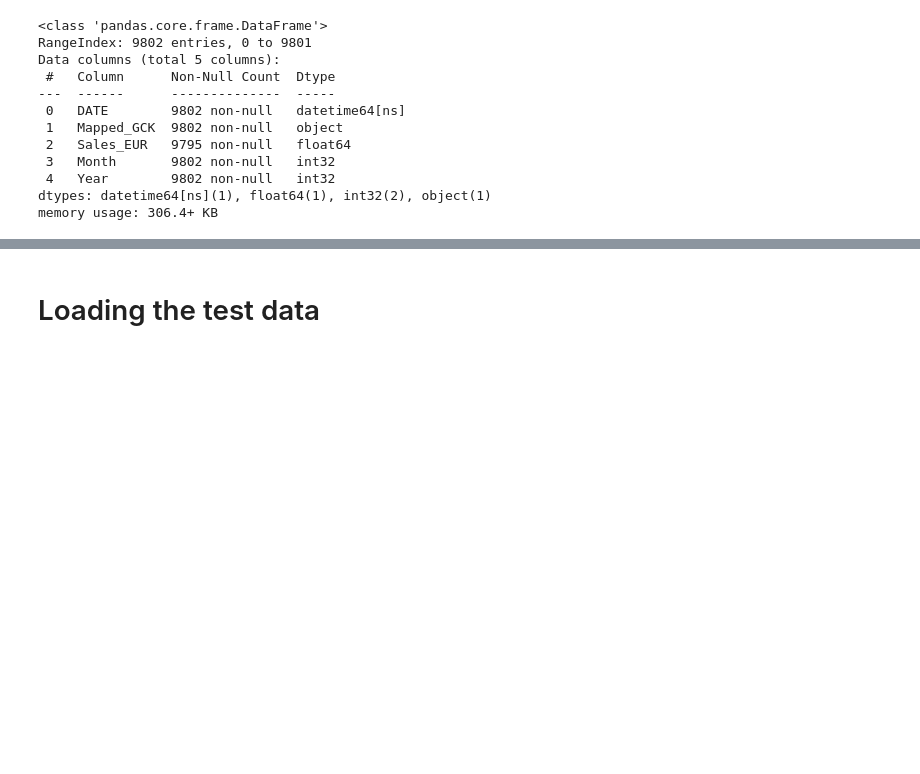
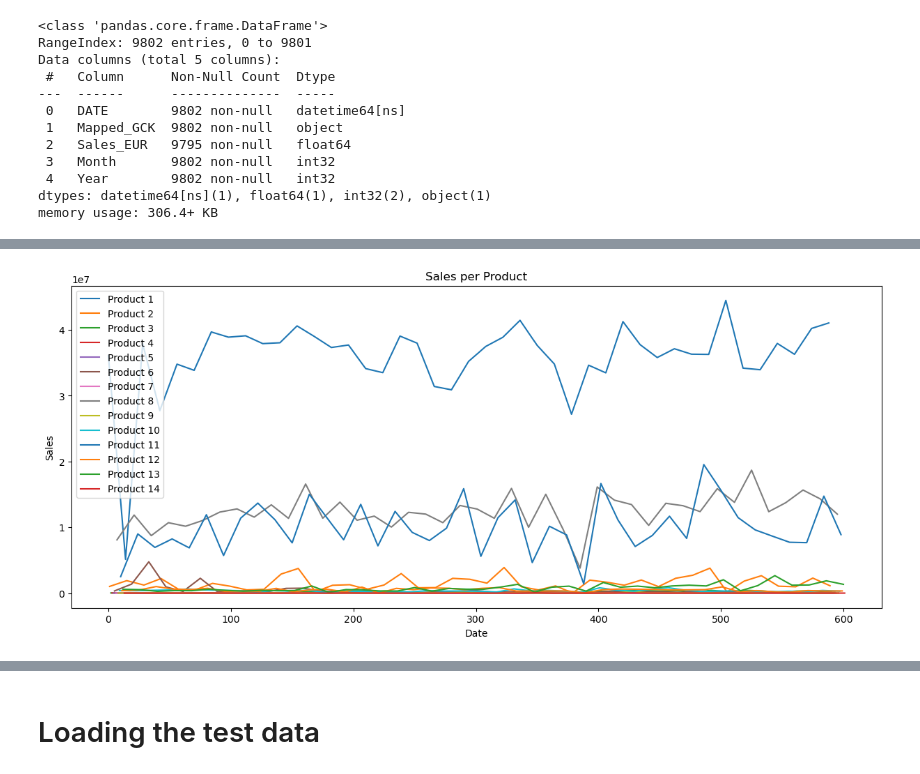
Before and after one commit to RubenCMarques/Case-2--Siemens-Sales-Forecast, a Jupyter notebook: Notebooks/Diogo_workspace.ipynb, the cells around one changed output, grey strips where cells are left out. Cells and saved outputs as stored; diff of their text form; code cells hidden in the pictures; blank space fills up the shorter version.

Commit message:
data preparation

```diff
--- a/Notebooks/Diogo_workspace.ipynb
+++ b/Notebooks/Diogo_workspace.ipynb
@@ -797,8 +854,8 @@ TypeError: datetime64 type does not support sum operations
 # %%
 # replace the "#" with "Product" in the product names
-sales_data['Mapped_GCK'] = sales_data['Mapped_GCK'].str.replace('#', 'Product')
+monthly_sales_data['Mapped_GCK'] = monthly_sales_data['Mapped_GCK'].str.replace('#', 'Product')
 # %%
 # Get the unique products
-unique_products = sales_data['Mapped_GCK' ].unique()
+unique_products = monthly_sales_data['Mapped_GCK' ].unique()
 unique_products
 # %% [output]
@@ -808,6 +865,6 @@ array(['Product1', 'Product11', 'Product6', 'Product8', 'Product12',
 # %%
 # Create a dictionary to store the DataFrames
-product_dataframes = {product: sales_data[sales_data['Mapped_GCK'] == product] for product in unique_products}
+product_dataframes = {product: monthly_sales_data[monthly_sales_data['Mapped_GCK'] == product] for product in unique_products}
 # %%
 # Loop through each product and assign it to a dynamically named variable
 for i, product in enumerate(product_dataframes.keys(), start=1):
@@ -828,0 +872,4 @@ sales_data.sample(10)
+# %%
+# Check the shape of each product DataFrame
+for i in range(1, len(product_dataframes) + 1):
+    print(f"product{i} shape: {globals()[f'product{i}'].shape}")
@@ -828,0 +891,12 @@ sales_data.sample(10)
+# %%
+# Plot the distribution of sales per product
+plt.figure(figsize=(15, 6))
+for i in range(1, len(product_dataframes) + 1):
+    globals()[f'product{i}']["Sales_EUR"].plot(label=f'Product {i}')
+plt.xlabel('Date')
+plt.ylabel('Sales')
+plt.title('Sales per Product')
+plt.legend()
+plt.show()
+# %% [output]
+[figure, added]
```
Also changed, not shown: parts of 13 cells of this notebook.
